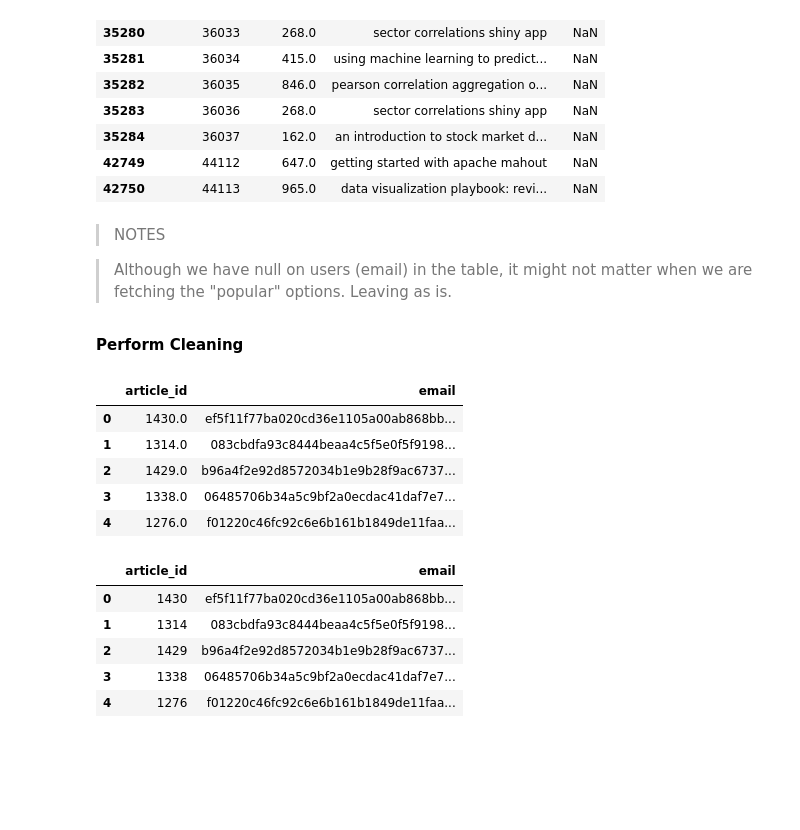
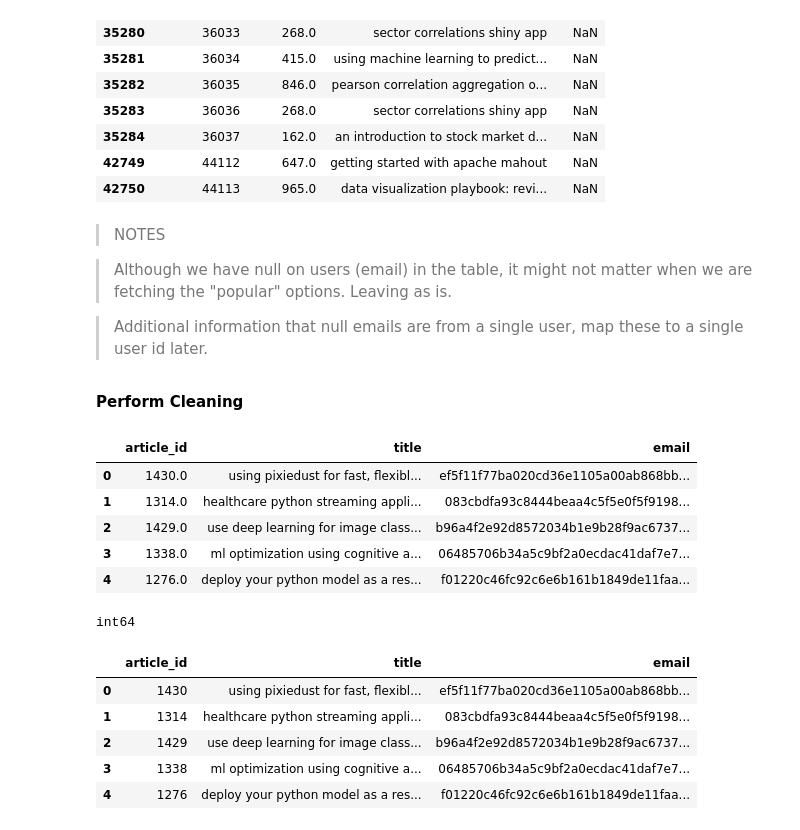
Before and after one commit to netxph/ibm-recommend, a Jupyter notebook: notebooks/01 - Data Wrangling.ipynb, the cells around one changed output. Cells and saved outputs as stored; diff of their text form; code cells hidden in the pictures; blank space fills up the shorter version.

```diff
--- a/notebooks/01 - Data Wrangling.ipynb
+++ b/notebooks/01 - Data Wrangling.ipynb
@@ -188,29 +244,33 @@ interactions[interactions.email.isna()]
 > NOTES
 
 > Although we have null on users (email) in the table, it might not matter when we are fetching the "popular" options. Leaving as is.
+
+> Additional information that null emails are from a single user, map these to a single user id later.
 # %% [markdown]
 **Perform Cleaning**
 # %%
-# Drop `Unnamed: 0` and `title`
+# Drop `Unnamed: 0`
 
-interactions = interactions.drop(columns=["Unnamed: 0", "title"])
+interactions = interactions.drop(columns=["Unnamed: 0"])
 interactions.head()
 # %% [output]
-|  | article_id | email |
-| 0 | 1430.0 | ef5f11f77ba020cd36e1105a00ab868bb... |
-| 1 | 1314.0 | 083cbdfa93c8444beaa4c5f5e0f5f9198... |
-| 2 | 1429.0 | b96a4f2e92d8572034b1e9b28f9ac6737... |
-| 3 | 1338.0 | 06485706b34a5c9bf2a0ecdac41daf7e7... |
-| 4 | 1276.0 | f01220c46fc92c6e6b161b1849de11faa... |
+|  | article_id | title | email |
+| 0 | 1430.0 | using pixiedust for fast, flexibl... | ef5f11f77ba020cd36e1105a00ab868bb... |
+| 1 | 1314.0 | healthcare python streaming appli... | 083cbdfa93c8444beaa4c5f5e0f5f9198... |
+| 2 | 1429.0 | use deep learning for image class... | b96a4f2e92d8572034b1e9b28f9ac6737... |
+| 3 | 1338.0 | ml optimization using cognitive a... | 06485706b34a5c9bf2a0ecdac41daf7e7... |
+| 4 | 1276.0 | deploy your python model as a res... | f01220c46fc92c6e6b161b1849de11faa... |
 # %%
-# Convert article_id to `int64`
+# Convert article_id to `string`
 
 interactions.article_id = interactions.article_id.astype("int64")
+print(interactions.article_id.dtype)
 interactions.head()
 # %% [output]
+int64
-|  | article_id | email |
-| 0 | 1430 | ef5f11f77ba020cd36e1105a00ab868bb... |
-| 1 | 1314 | 083cbdfa93c8444beaa4c5f5e0f5f9198... |
-| 2 | 1429 | b96a4f2e92d8572034b1e9b28f9ac6737... |
-| 3 | 1338 | 06485706b34a5c9bf2a0ecdac41daf7e7... |
-| 4 | 1276 | f01220c46fc92c6e6b161b1849de11faa... |
+|  | article_id | title | email |
+| 0 | 1430 | using pixiedust for fast, flexibl... | ef5f11f77ba020cd36e1105a00ab868bb... |
+| 1 | 1314 | healthcare python streaming appli... | 083cbdfa93c8444beaa4c5f5e0f5f9198... |
+| 2 | 1429 | use deep learning for image class... | b96a4f2e92d8572034b1e9b28f9ac6737... |
+| 3 | 1338 | ml optimization using cognitive a... | 06485706b34a5c9bf2a0ecdac41daf7e7... |
+| 4 | 1276 | deploy your python model as a res... | f01220c46fc92c6e6b161b1849de11faa... |
```
Also changed, not shown: parts of 13 cells of this notebook, 5 other files.
